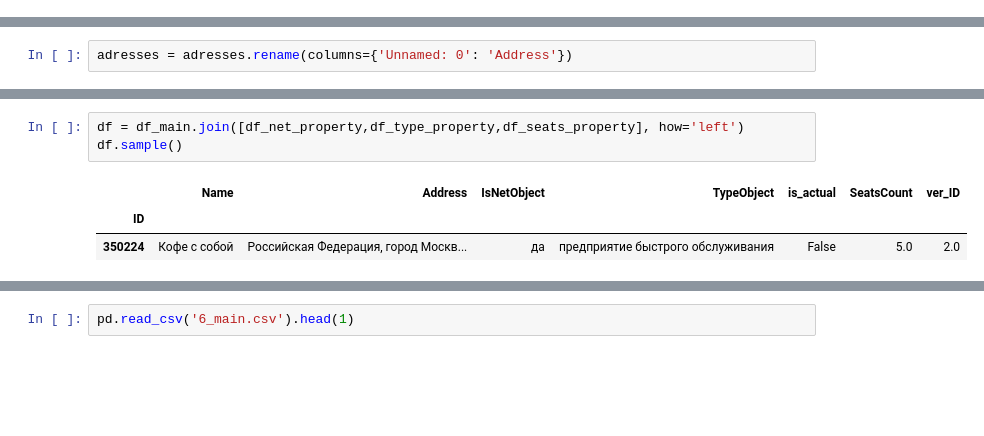
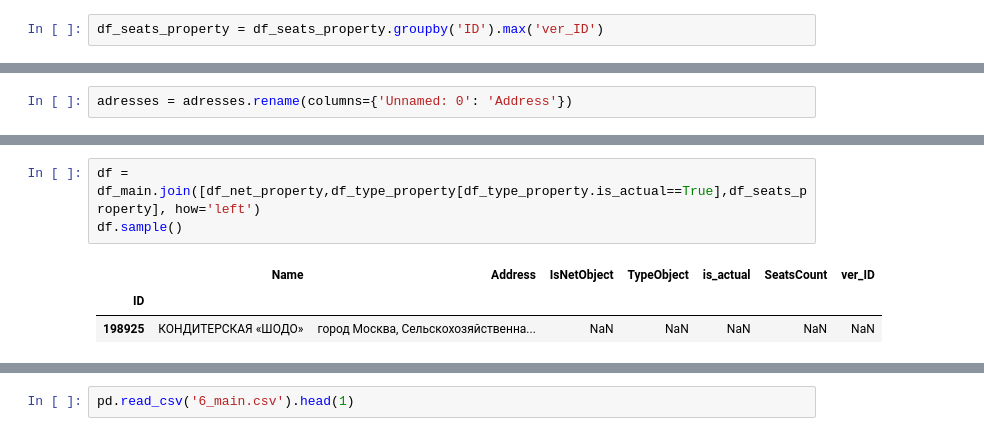
Before and after one commit to gbrs/basics_of_pandas, a Jupyter notebook: 6_3-4.ipynb, the cells around one changed output, grey strips where cells are left out. Saved outputs shown, nothing was run; the diff lists cells and outputs as text; blank space fills up the shorter version.

```diff
--- a/6_3-4.ipynb
+++ b/6_3-4.ipynb
@@ -246,4 +246,6 @@ df_net_property = pd.read_csv('6_net_property.csv', index_col='ID')
 df_type_property = pd.read_csv('6_type_property.csv', index_col='ID')
 # %%
 df_seats_property = pd.read_csv('6_seats_property.csv', index_col='ID')
+# %%
+df_seats_property = df_seats_property.groupby('ID').max('ver_ID')
 # %%
@@ -255,7 +274,7 @@ adresses = adresses.rename(columns={'Unnamed: 0': 'Address'})
 # %%
-df = df_main.join([df_net_property,df_type_property,df_seats_property], how='left')
+df = df_main.join([df_net_property,df_type_property[df_type_property.is_actual==True],df_seats_property], how='left')
 df.sample()
 # %% [output]
 |  | Name | Address | IsNetObject | TypeObject | is_actual | SeatsCount | ver_ID |
 | ID |  |  |  |  |  |  |  |
-| 350224 | Кофе с собой | Российская Федерация, город Москв... | да | предприятие быстрого обслуживания | False | 5.0 | 2.0 |
+| 198925 | КОНДИТЕРСКАЯ «ШОДО» | город Москва, Сельскохозяйственна... | NaN | NaN | NaN | NaN | NaN |
```
Also changed, not shown: parts of 3 cells of this notebook.
